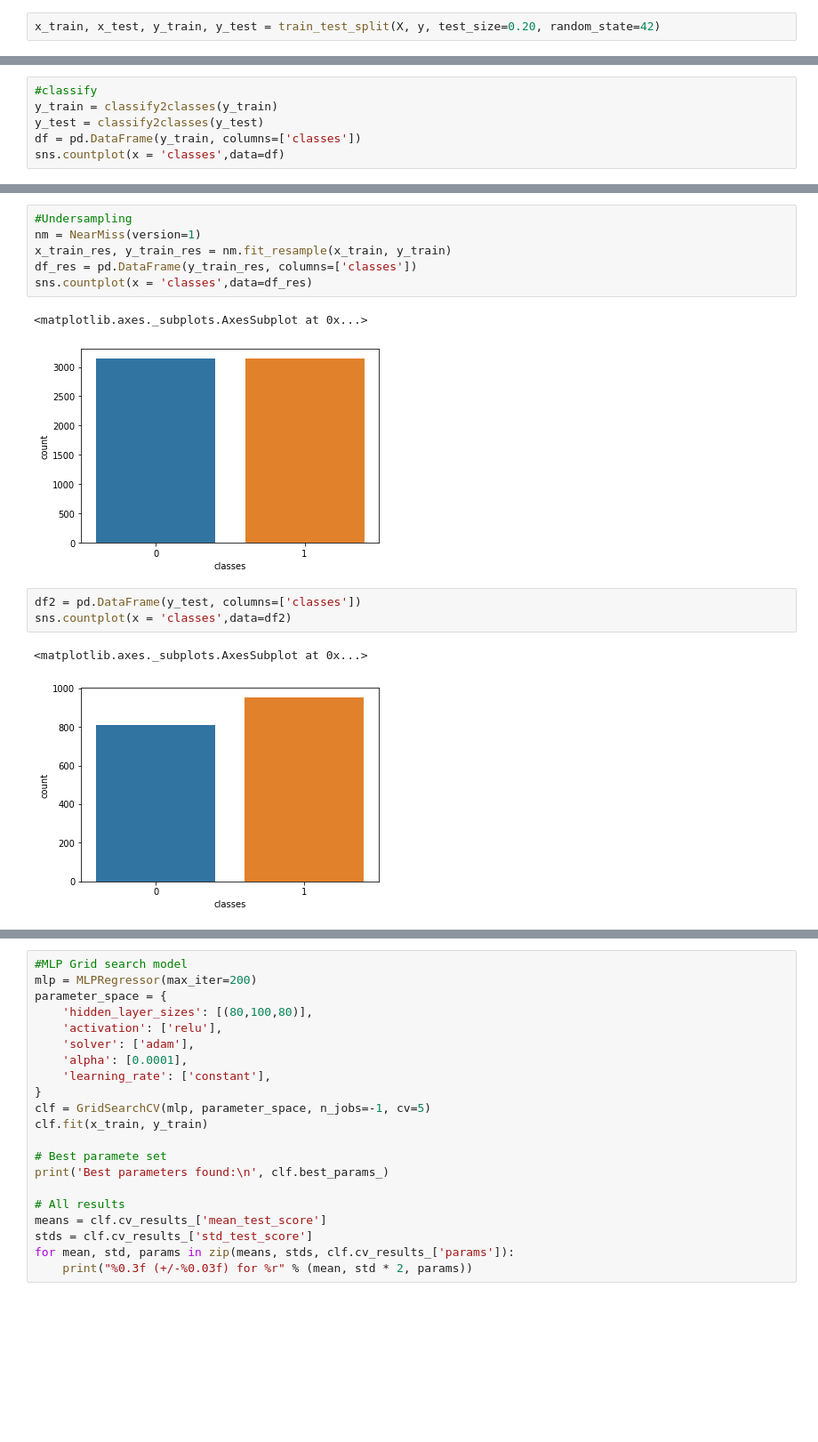
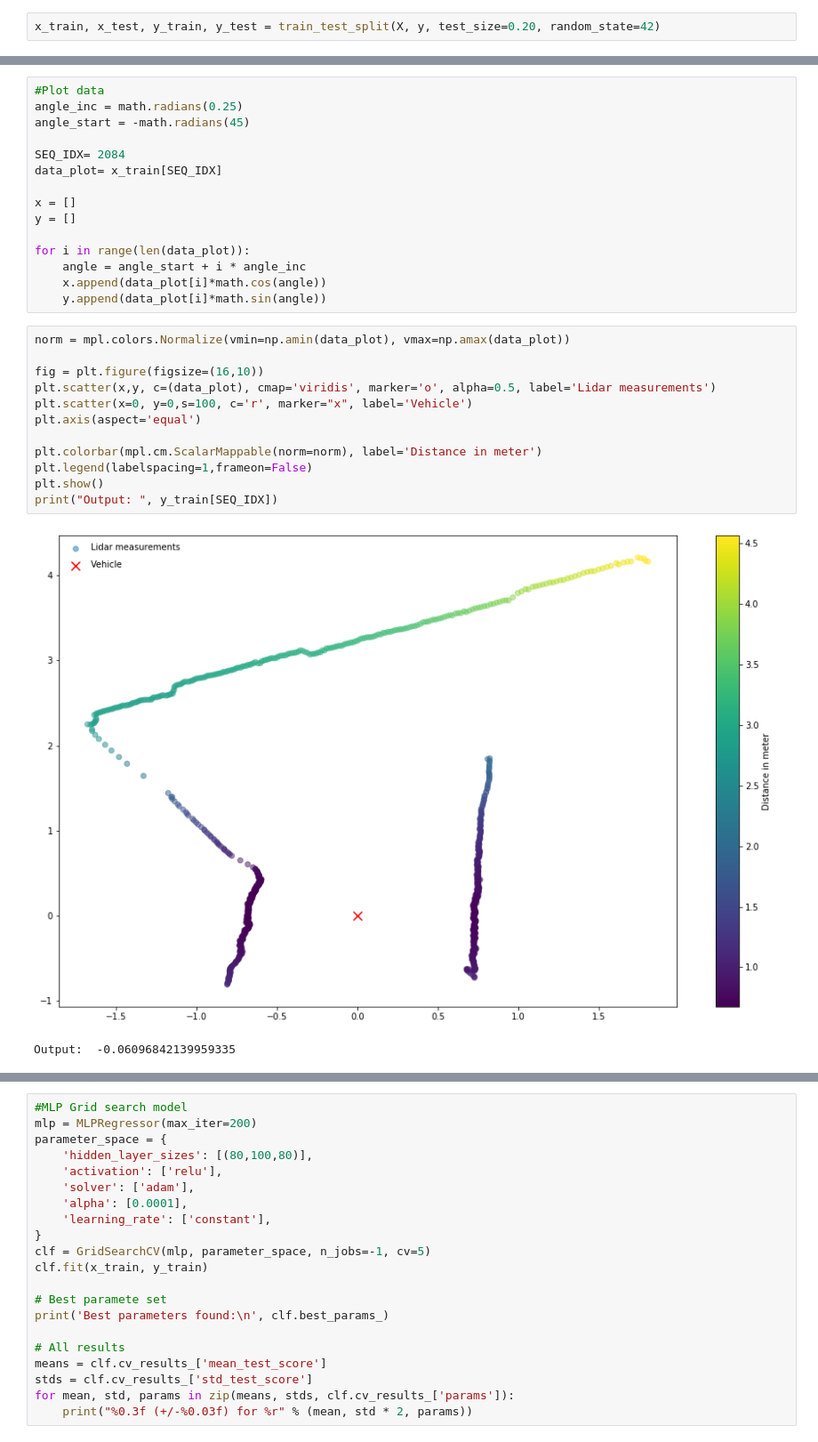
Before and after one commit to jonajo15/f1tenth-policy, a Jupyter notebook: policy_network.ipynb, the cells around one changed output, grey strips where cells are left out. Shown: that part at 89% size. Cells and saved outputs as stored; diff of their text form; blank space fills up the shorter version.

Commit message:
cool graphs

```diff
--- a/policy_network.ipynb
+++ b/policy_network.ipynb
@@ -120,6 +60,0 @@ def classify2classes(data):
-# %%
-#classify
-y_train = classify2classes(y_train)
-y_test = classify2classes(y_test)
-df = pd.DataFrame(y_train, columns=['classes'])
-sns.countplot(x = 'classes',data=df)
@@ -131,16 +61,31 @@ sns.countplot(x = 'classes',data=df)
-# %%
-#Undersampling
-nm = NearMiss(version=1)
-x_train_res, y_train_res = nm.fit_resample(x_train, y_train)
-df_res = pd.DataFrame(y_train_res, columns=['classes'])
-sns.countplot(x = 'classes',data=df_res)
-# %% [output]
-<matplotlib.axes._subplots.AxesSubplot at 0x...>
-[figure, removed]
-# %%
-df2 = pd.DataFrame(y_test, columns=['classes'])
-sns.countplot(x = 'classes',data=df2)
-# %% [output]
-<matplotlib.axes._subplots.AxesSubplot at 0x...>
-[figure, removed]
+# %%
+#Plot data
+angle_inc = math.radians(0.25)
+angle_start = -math.radians(45)
+
+SEQ_IDX= 2084
+data_plot= x_train[SEQ_IDX]
+
+x = []
+y = []
+
+for i in range(len(data_plot)):
+    angle = angle_start + i * angle_inc
+    x.append(data_plot[i]*math.cos(angle))
+    y.append(data_plot[i]*math.sin(angle))
+# %%
+norm = mpl.colors.Normalize(vmin=np.amin(data_plot), vmax=np.amax(data_plot))
+
+fig = plt.figure(figsize=(16,10))
+plt.scatter(x,y, c=(data_plot), cmap='viridis', marker='o', alpha=0.5, label='Lidar measurements')
+plt.scatter(x=0, y=0,s=100, c='r', marker="x", label='Vehicle')
+plt.axis(aspect='equal')
+
+plt.colorbar(mpl.cm.ScalarMappable(norm=norm), label='Distance in meter')
+plt.legend(labelspacing=1,frameon=False)
+plt.show()
+print("Output: ", y_train[SEQ_IDX])
+# %% [output]
+[figure, added]
+Output:  -0.06096842139959335
 # %%
```
Also changed, not shown: parts of 11 cells of this notebook, 1 other file.
